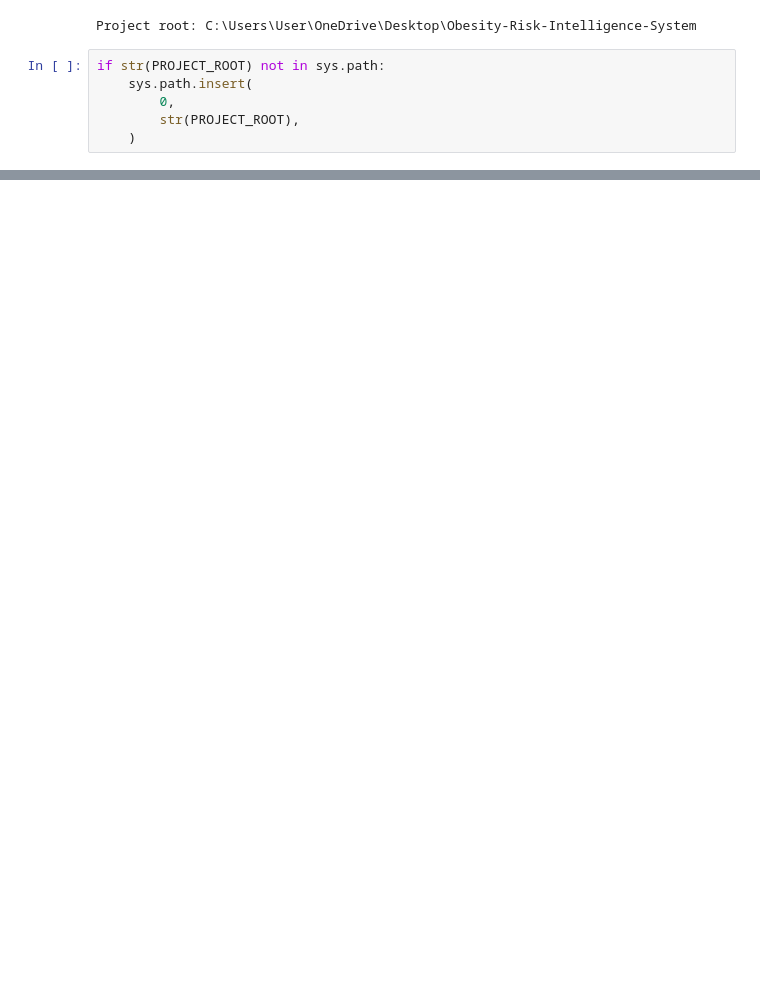
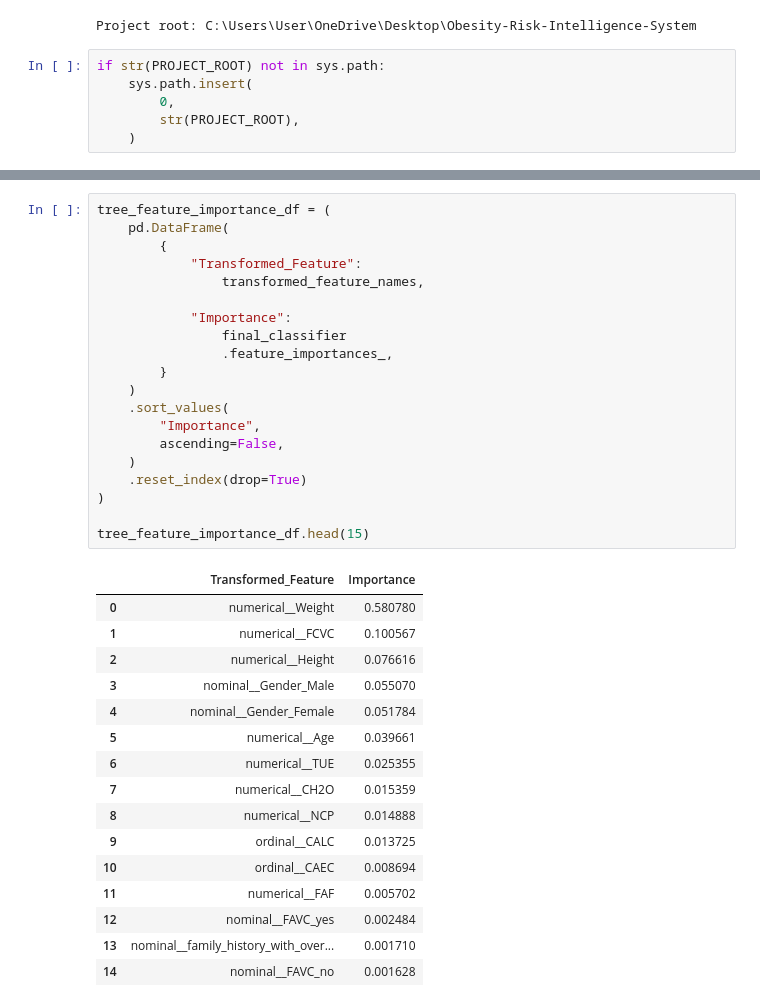
Before and after one commit to SMCodeX7/Obesity-Risk-Intelligence-System, a Jupyter notebook: notebooks/06_explainability.ipynb, the cells around one changed output, grey strips where cells are left out. Cells and saved outputs as stored; diff of their text form; blank space fills up the shorter version.

```diff
--- a/notebooks/06_explainability.ipynb
+++ b/notebooks/06_explainability.ipynb
@@ -1000,0 +587,37 @@ Validation passed
+# %%
+tree_feature_importance_df = (
+    pd.DataFrame(
+        {
+            "Transformed_Feature":
+                transformed_feature_names,
+
+            "Importance":
+                final_classifier
+                .feature_importances_,
+        }
+    )
+    .sort_values(
+        "Importance",
+        ascending=False,
+    )
+    .reset_index(drop=True)
+)
+
+tree_feature_importance_df.head(15)
+# %% [output]
+|  | Transformed_Feature | Importance |
+| 0 | numerical__Weight | 0.580780 |
+| 1 | numerical__FCVC | 0.100567 |
+| 2 | numerical__Height | 0.076616 |
+| 3 | nominal__Gender_Male | 0.055070 |
+| 4 | nominal__Gender_Female | 0.051784 |
+| 5 | numerical__Age | 0.039661 |
+| 6 | numerical__TUE | 0.025355 |
+| 7 | numerical__CH2O | 0.015359 |
+| 8 | numerical__NCP | 0.014888 |
+| 9 | ordinal__CALC | 0.013725 |
+| 10 | ordinal__CAEC | 0.008694 |
+| 11 | numerical__FAF | 0.005702 |
+| 12 | nominal__FAVC_yes | 0.002484 |
+| 13 | nominal__family_history_with_over... | 0.001710 |
+| 14 | nominal__FAVC_no | 0.001628 |
```
Also changed, not shown: parts of 79 cells of this notebook, 6 other files.
